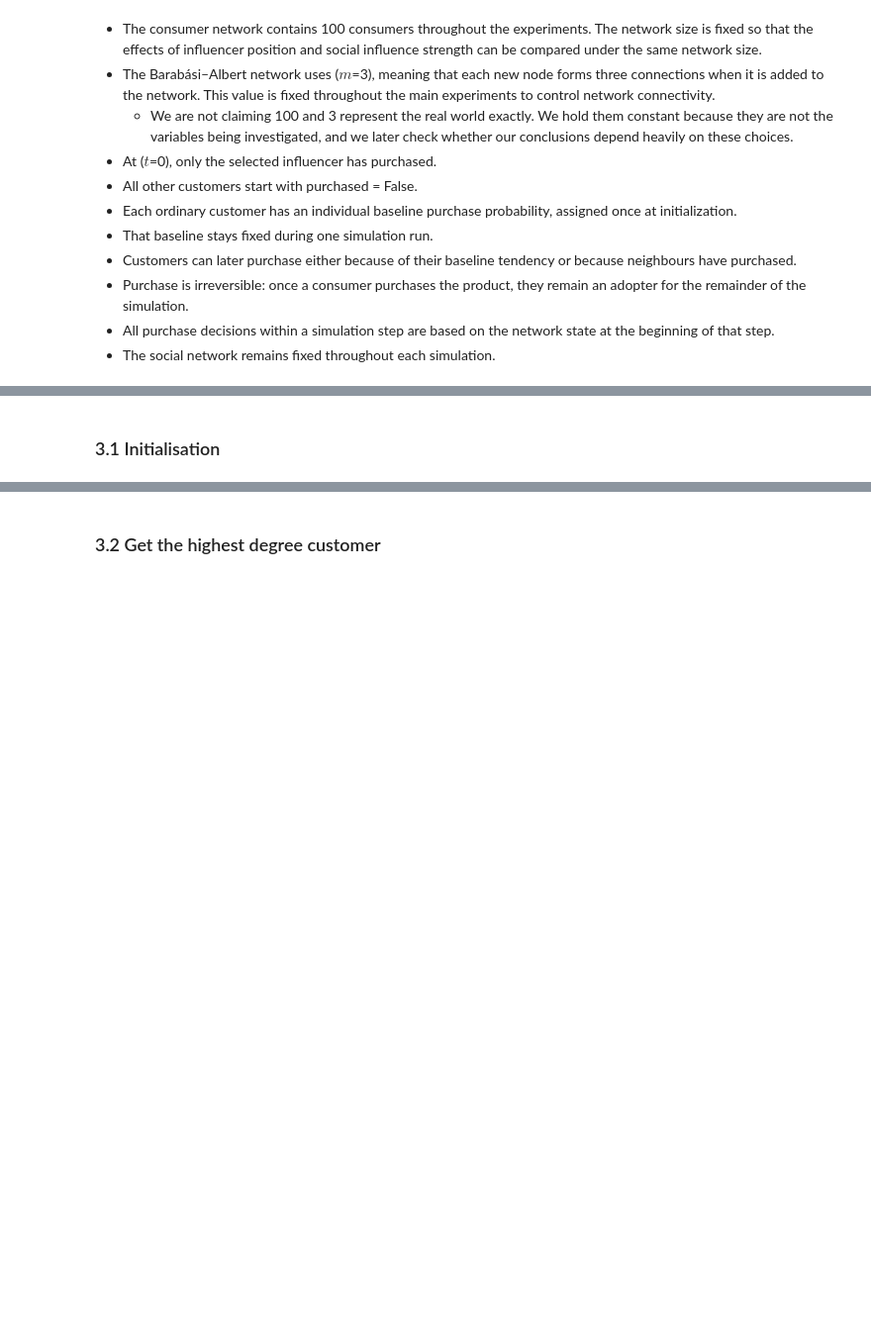
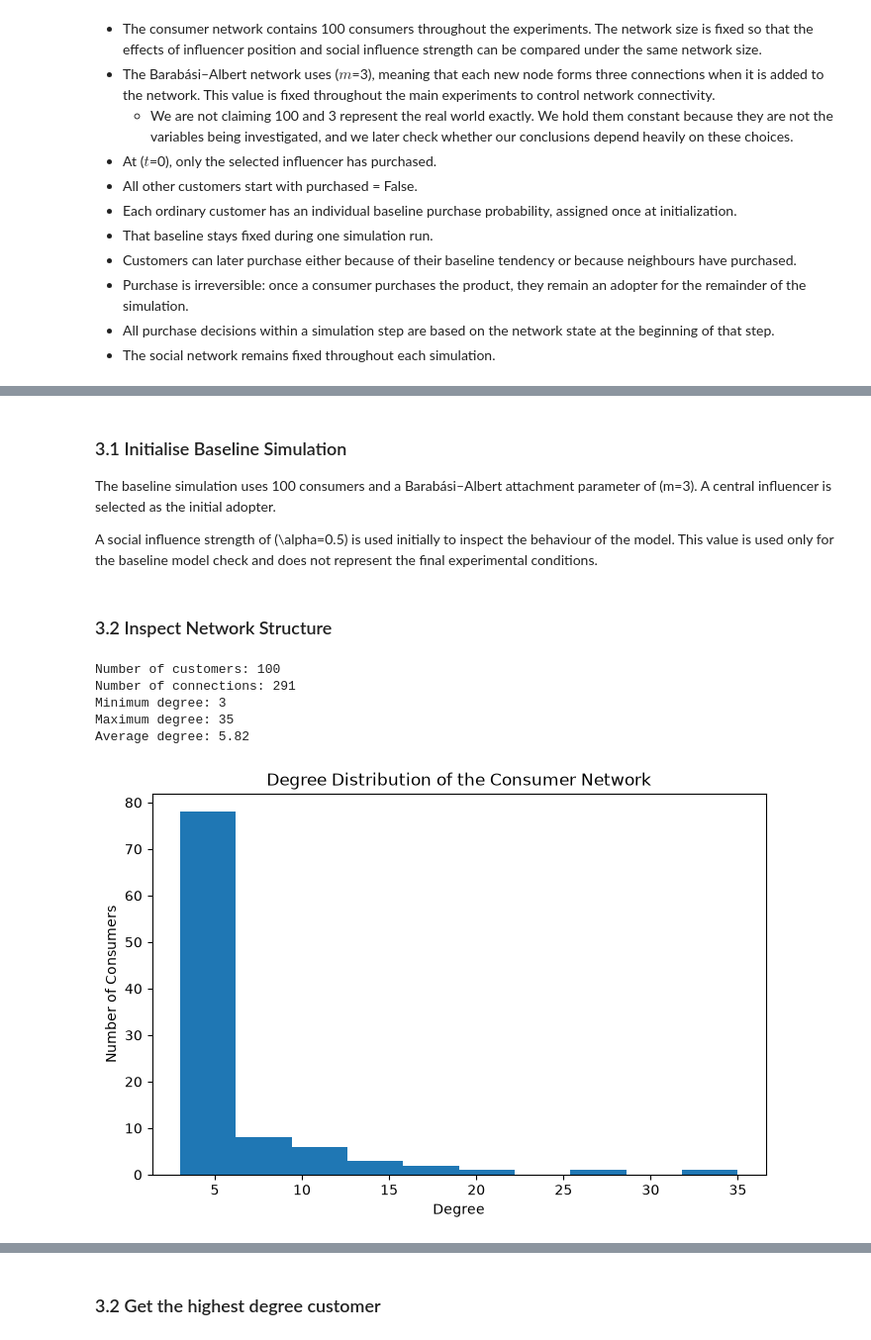
Before and after one commit to tammyweng0/UWA_computational_modelling_project, a Jupyter notebook: notebooks/experiments.ipynb, the cells around one changed output, grey strips where cells are left out. Shown at 99% size. Drawn from its saved outputs; the diff is of its cells as text; code cells hidden in the pictures; blank space fills up the shorter version.

Commit message:
doc: baseline simulation initialisation

```diff
--- a/notebooks/experiments.ipynb
+++ b/notebooks/experiments.ipynb
@@ -112,5 +116,9 @@ This value is added to the consumer's individual baseline purchase probability.
 # %% [markdown]
-### 3.1 Initialisation
+### 3.1 Initialise Baseline Simulation
+
+The baseline simulation uses 100 consumers and a Barabási–Albert attachment parameter of \(m=3\). A central influencer is selected as the initial adopter.
+
+A social influence strength of \(\alpha=0.5\) is used initially to inspect the behaviour of the model. This value is used only for the baseline model check and does not represent the final experimental conditions.
 # %%
 import sys
 from pathlib import Path
@@ -129,3 +137,46 @@ from src.model import (
     simulation_step,
     run_simulation
 )
+# %%
+# Baseline model parameters
+NUM_CUSTOMERS = 100
+EDGES_PER_NEW_NODE = 3
+INFLUENCER_STRATEGY = "central"
+SOCIAL_INFLUENCE = 0.5
+MAX_STEPS = 50
+# %% [markdown]
+### 3.2 Inspect Network Structure
+# %%
+G = create_network(
+    NUM_CUSTOMERS,
+    EDGES_PER_NEW_NODE
+)
+
+degrees = dict(G.degree())
+
+print("Number of customers:", G.number_of_nodes())
+print("Number of connections:", G.number_of_edges())
+print("Minimum degree:", min(degrees.values()))
+print("Maximum degree:", max(degrees.values()))
+print(
+    "Average degree:",
+    sum(degrees.values()) / len(degrees)
+)
+# %% [output]
+Number of customers: 100
+Number of connections: 291
+Minimum degree: 3
+Maximum degree: 35
+Average degree: 5.82
+# %%
+plt.figure(figsize=(8, 5))
+
+plt.hist(degrees.values())
+
+plt.xlabel("Degree")
+plt.ylabel("Number of Consumers")
+plt.title("Degree Distribution of the Consumer Network")
+
+plt.show()
+# %% [output]
+[figure, added]
```
Also changed, not shown: parts of 7 cells of this notebook.
